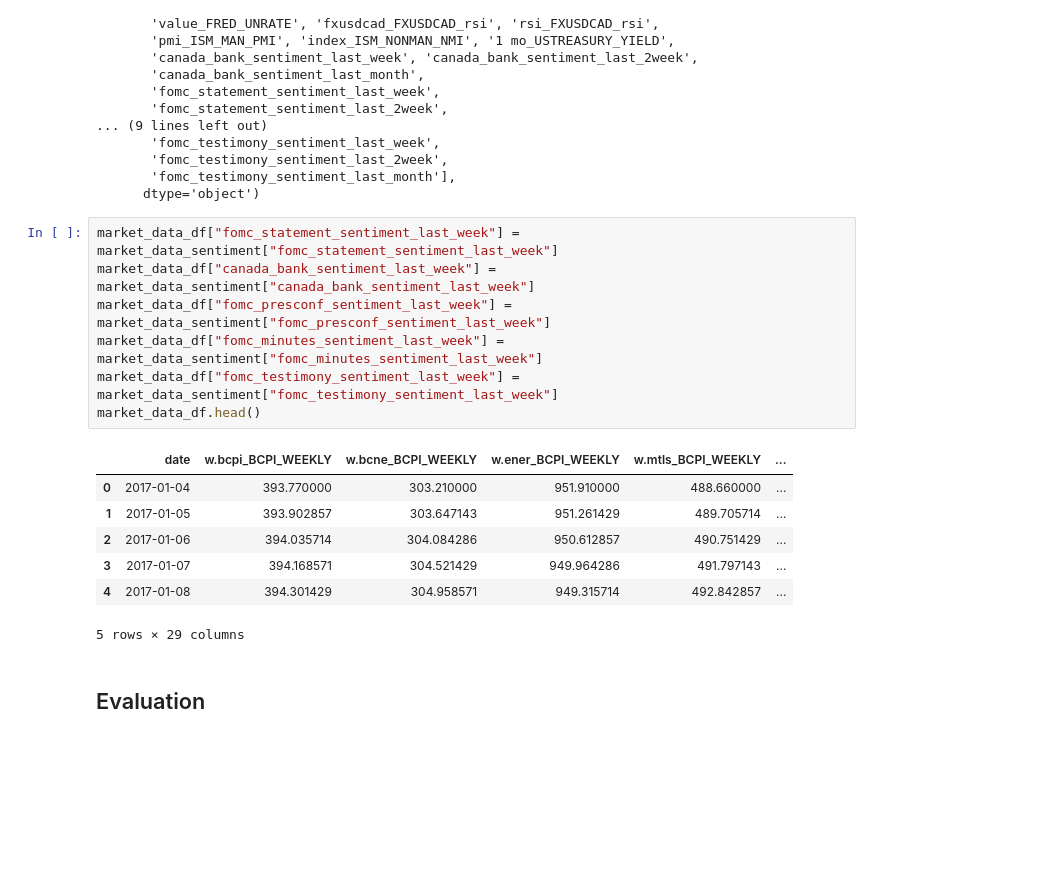
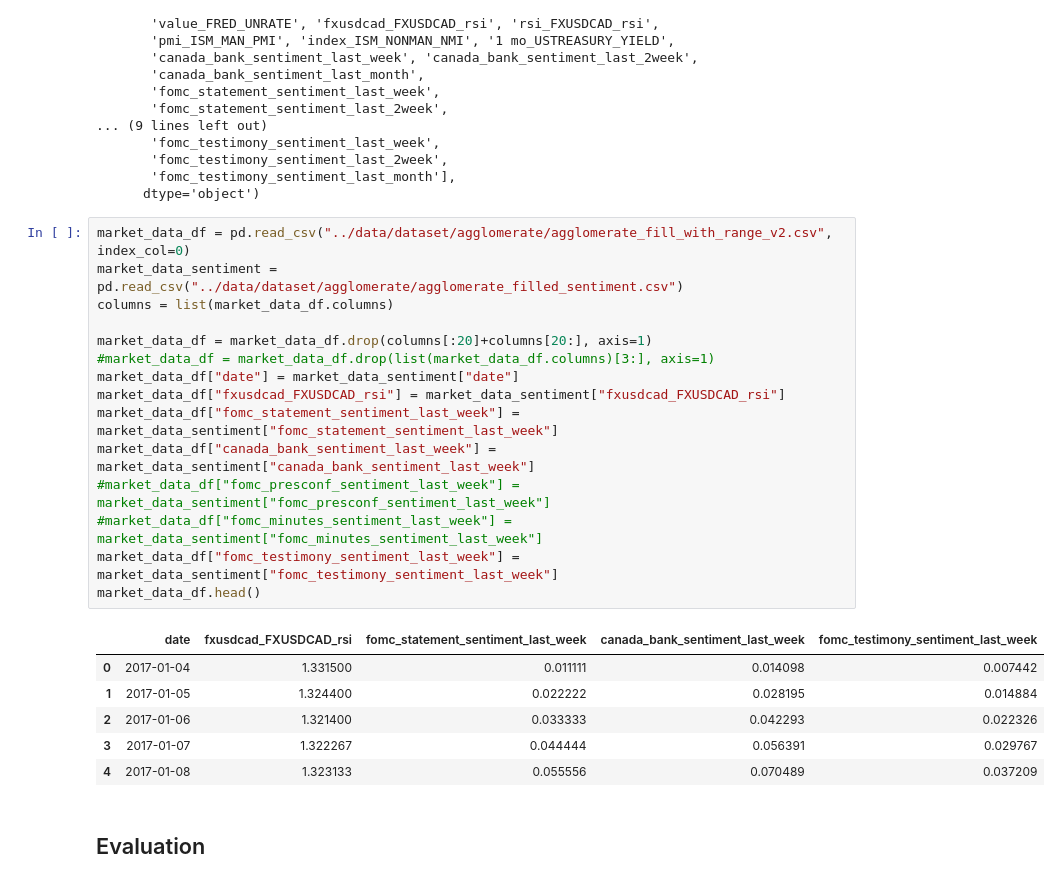
Before and after one commit to SenecalJF/datathon2022, a Jupyter notebook: jupyternotebooks/lamia.ipynb, the cells around one changed output. Drawn from its saved outputs; the diff is of its cells as text; blank space fills up the shorter version.

```diff
--- a/jupyternotebooks/lamia.ipynb
+++ b/jupyternotebooks/lamia.ipynb
@@ -78,20 +79,27 @@ Index(['date', 'w.bcpi_BCPI_WEEKLY', 'w.bcne_BCPI_WEEKLY',
        'fomc_testimony_sentiment_last_month'],
       dtype='object')
 # %%
+market_data_df = pd.read_csv("../data/dataset/agglomerate/agglomerate_fill_with_range_v2.csv", index_col=0)
+market_data_sentiment = pd.read_csv("../data/dataset/agglomerate/agglomerate_filled_sentiment.csv")
+columns = list(market_data_df.columns)
+
+market_data_df = market_data_df.drop(columns[:20]+columns[20:], axis=1)
+#market_data_df = market_data_df.drop(list(market_data_df.columns)[3:], axis=1)
+market_data_df["date"] = market_data_sentiment["date"]
+market_data_df["fxusdcad_FXUSDCAD_rsi"] = market_data_sentiment["fxusdcad_FXUSDCAD_rsi"]
 market_data_df["fomc_statement_sentiment_last_week"] = market_data_sentiment["fomc_statement_sentiment_last_week"]
 market_data_df["canada_bank_sentiment_last_week"] = market_data_sentiment["canada_bank_sentiment_last_week"]
-market_data_df["fomc_presconf_sentiment_last_week"] = market_data_sentiment["fomc_presconf_sentiment_last_week"]
-market_data_df["fomc_minutes_sentiment_last_week"] = market_data_sentiment["fomc_minutes_sentiment_last_week"]
+#market_data_df["fomc_presconf_sentiment_last_week"] = market_data_sentiment["fomc_presconf_sentiment_last_week"]
+#market_data_df["fomc_minutes_sentiment_last_week"] = market_data_sentiment["fomc_minutes_sentiment_last_week"]
 market_data_df["fomc_testimony_sentiment_last_week"] = market_data_sentiment["fomc_testimony_sentiment_last_week"]
 market_data_df.head()
 # %% [output]
-|  | date | w.bcpi_BCPI_WEEKLY | w.bcne_BCPI_WEEKLY | w.ener_BCPI_WEEKLY | w.mtls_BCPI_WEEKLY | ... |
-| 0 | 2017-01-04 | 393.770000 | 303.210000 | 951.910000 | 488.660000 | ... |
-| 1 | 2017-01-05 | 393.902857 | 303.647143 | 951.261429 | 489.705714 | ... |
-| 2 | 2017-01-06 | 394.035714 | 304.084286 | 950.612857 | 490.751429 | ... |
-| 3 | 2017-01-07 | 394.168571 | 304.521429 | 949.964286 | 491.797143 | ... |
-| 4 | 2017-01-08 | 394.301429 | 304.958571 | 949.315714 | 492.842857 | ... |
+|  | date | fxusdcad_FXUSDCAD_rsi | fomc_statement_sentiment_last_week | canada_bank_sentiment_last_week | fomc_testimony_sentiment_last_week |
+| 0 | 2017-01-04 | 1.331500 | 0.011111 | 0.014098 | 0.007442 |
+| 1 | 2017-01-05 | 1.324400 | 0.022222 | 0.028195 | 0.014884 |
+| 2 | 2017-01-06 | 1.321400 | 0.033333 | 0.042293 | 0.022326 |
+| 3 | 2017-01-07 | 1.322267 | 0.044444 | 0.056391 | 0.029767 |
+| 4 | 2017-01-08 | 1.323133 | 0.055556 | 0.070489 | 0.037209 |
-5 rows × 29 columns
 # %% [markdown]
 ## Evaluation
 # %%
```
Also changed, not shown: parts of 33 cells of this notebook, 2 other files.
